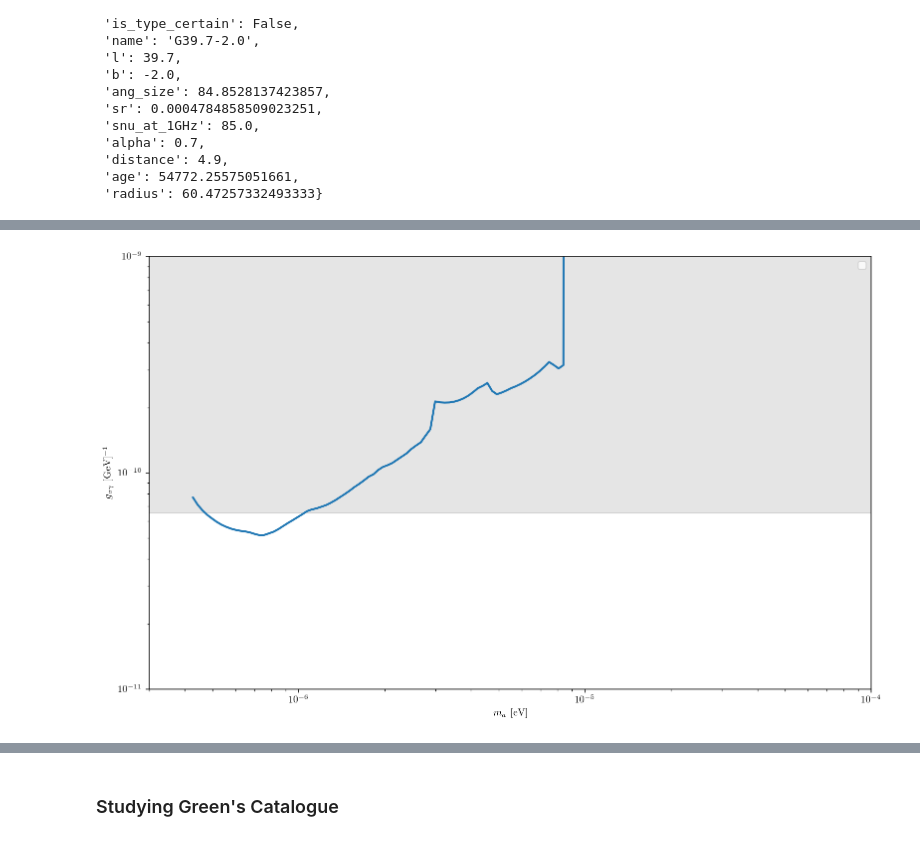
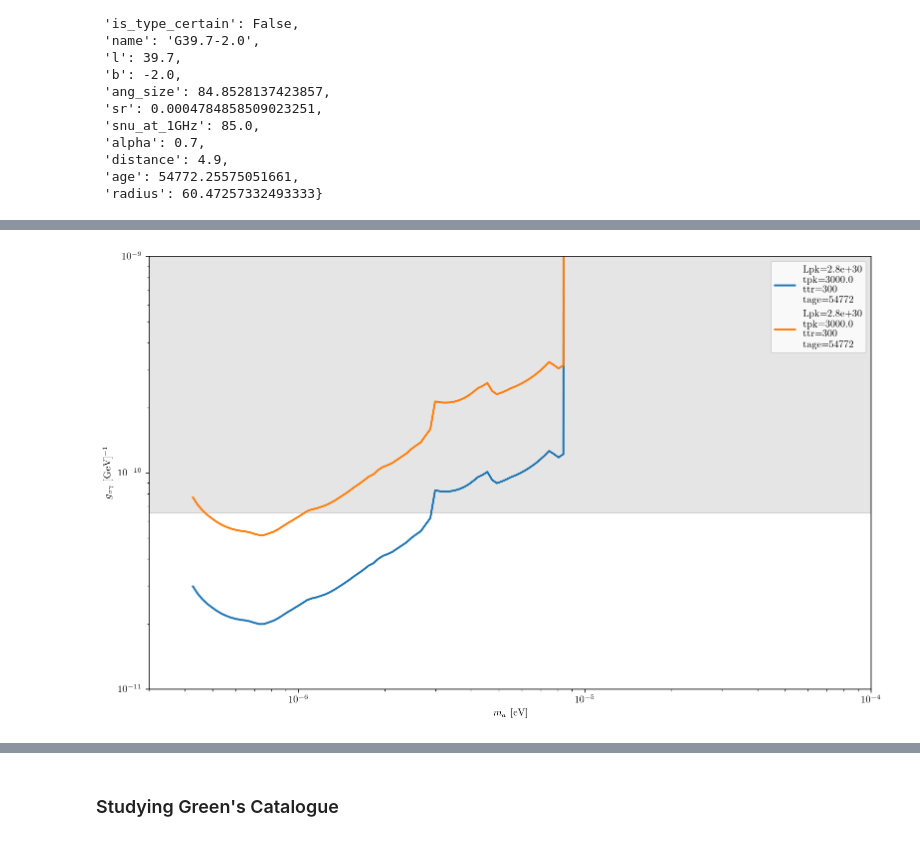
Before and after one commit to ManuelBuenAbad/snr_ghosts, a Jupyter notebook: workspace_notebooks/ws-9_model.ipynb, the cells around one changed output, grey strips where cells are left out. Drawn from its saved outputs; the diff is of its cells as text; code cells hidden in the pictures.

```diff
--- a/workspace_notebooks/ws-9_model.ipynb
+++ b/workspace_notebooks/ws-9_model.ipynb
@@ -131,19 +130,14 @@ test_snr.__dict__.update({'gamma': ap.gamma_from_alpha(alpha)})
 # %%
 ma_arr = np.logspace(np.log10(1e-7), np.log10(2e-4), 200)
-t_age_arr = np.logspace(3, 6, 7)
 sig_noi_thres = 1.
 ga_ref = 1.e-10 # doesn't matter, will be rescaled
 
-use_free = False
+counter = 0
+plt.subplots()
 
-counter = 0
-# best_snr = None
-# best_ga = 1.# at first ma point
+snr = test_snr
 
-plt.subplots()
-#for _, snr in tqdm(snrs_dct.items(), total=len(snrs_dct.keys())):
-
-for snr in [test_snr]:
+for use_free in [True, False]:
 
     try:
         distance = snr.get_distance()
@@ -152,45 +146,42 @@ for snr in [test_snr]:
         continue
 
     t_age = snr.get_age()
-#     t_age = 30000
 
     snu_echo_kwargs = {'tmin_default':None,
-                           'Nt':100000, # for a fine enough array
-                           'xmin':ct._au_over_kpc_,
-                           'xmax_default':100.,
-                           'use_quad':False,
-                           'lin_space':False,
-                           'Nint':100000, # for a fine enough array
-                           't_extra_old':0.
-                          }
+                       'Nt':100000, # for a fine enough array
+                       'xmin':ct._au_over_kpc_,
+                       'xmax_default':100.,
+                       'use_quad':False,
+                       'lin_space':False,
+                       'Nint':100000, # for a fine enough array
+                       't_extra_old':0.
+                      }
     # data:
     data = {'deltaE_over_E':ct._deltaE_over_E_,
-                'f_Delta':ct._f_Delta_,
-                'exp':'SKA',
-                'total_observing_time':100.,
-                'verbose':0,
-                'correlation_mode':'interferometry',
-                'average':True
-               }
+            'f_Delta':ct._f_Delta_,
+            'exp':'SKA',
+            'total_observing_time':100.,
+            'verbose':0,
+            'correlation_mode':'interferometry',
+            'average':True
+           }
 
     t_trans = 300.
-    t_peak = 10.**(ct._mu_log10_tpk_) #* 10.
-#     t_peak = 3000.
+    t_peak = 3000#10.**(ct._mu_log10_tpk_)
 
     lightcurve_params = {'t_peak':t_peak,
-#                              'L_peak':L_peak,
-                             't_age':t_age,
-                             't_trans':t_trans,
-                             'L_today':snr.get_luminosity(),
-                             'use_free_expansion':use_free
-                            }
+                         't_age':t_age,
+                         't_trans':t_trans,
+                         'L_today':snr.get_luminosity(),
+                         'use_free_expansion':use_free
+                        }
 
     sig_noi = md.snr_routine(ma_arr, ga_ref,
-                                 snr,
-                                 lightcurve_params=lightcurve_params,
-                                 snu_echo_kwargs=snu_echo_kwargs,
-                                 data=data,
-                                 output_all=False)
+                             snr,
+                             lightcurve_params=lightcurve_params,
+                             snu_echo_kwargs=snu_echo_kwargs,
+                             data=data,
+                             output_all=False)
 
     ga_arr = ec.ga_reach(sig_noi_thres, sig_noi, ga_ref)
 
@@ -204,14 +195,8 @@ for snr in [test_snr]:
 
     Lpk = out['L_peak']
 
-    plt.plot(ma_arr, ga_arr, lw='2.', alpha=1.)
+    plt.plot(ma_arr, ga_arr, lw='2.', alpha=1., label="Lpk=%.1e\ntpk=%.1f\nttr=%d\ntage=%d" % (Lpk, t_peak, int(t_trans), int(t_age)))
     counter += 1
-
-#         if best_ga > ga_arr[0]:
-#             best_snr = snr
-#             best_ga = ga_arr[0]
-    #     if counter == 2:
-    #         break
 
 ga_cast = 6.5e-11
 plt.fill_between([1e-7, 1e-2], ga_cast, 1, color='grey', alpha=0.2)
@@ -223,18 +208,4 @@ plt.xlim(3e-7, 1e-4)
 plt.xlabel('$m_a$ [eV]')
 plt.ylabel('$g_{a\gamma}$ [GeV]$^{-1}$')
 plt.legend(loc='best')
-
-
-# title_str = r"SNR: D={D:.3f} kpc, Lpk=10$^{{{log10Lpk:.1f}}}$, tpk=10$^{{{log10tpk:.1f}}}$,\\$\ell$={ell:.1f},$b$={b:.1f}, $\alpha$={alpha:.1f}, S/N={sn:.0f}"
-# title = title_str.format(D=snr.distance,
-#                          log10Lpk=np.log10(snr.Lpk),
-#                          log10tpk=np.log10(snr.tpk),
-#                          ell=snr.l,
-#                          b=snr.b,
-#                          alpha=snr.alpha,
-#                          sn=sig_noi_thres)
-
-# plt.title(title)
-
-# print('ga_arr:',  ga_arr)
 # %% [output]
@@ -243,4 +213,4 @@ No handles with labels found to put in legend.
-[figure, old version]
+[figure, new version]
 # %%
 Lpk
 # %% [output]
```
Also changed, not shown: parts of 8 cells of this notebook, 1 other file.
